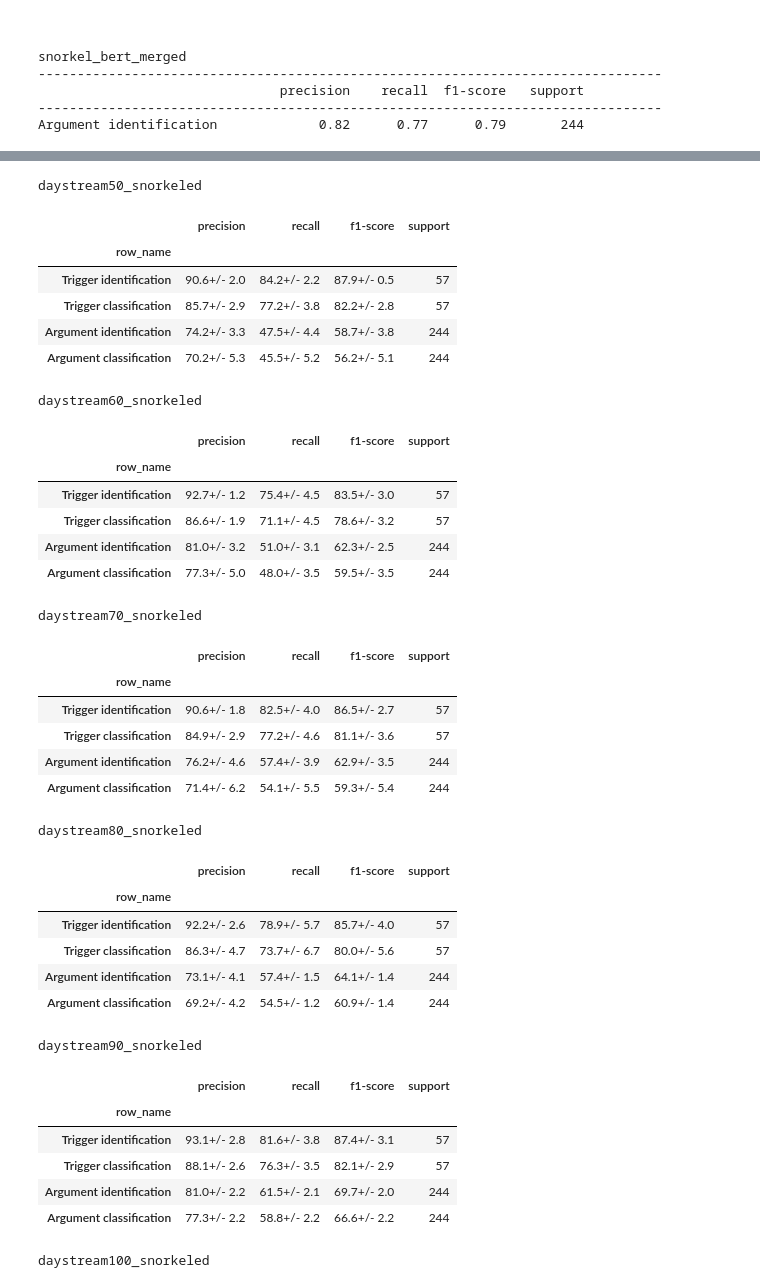
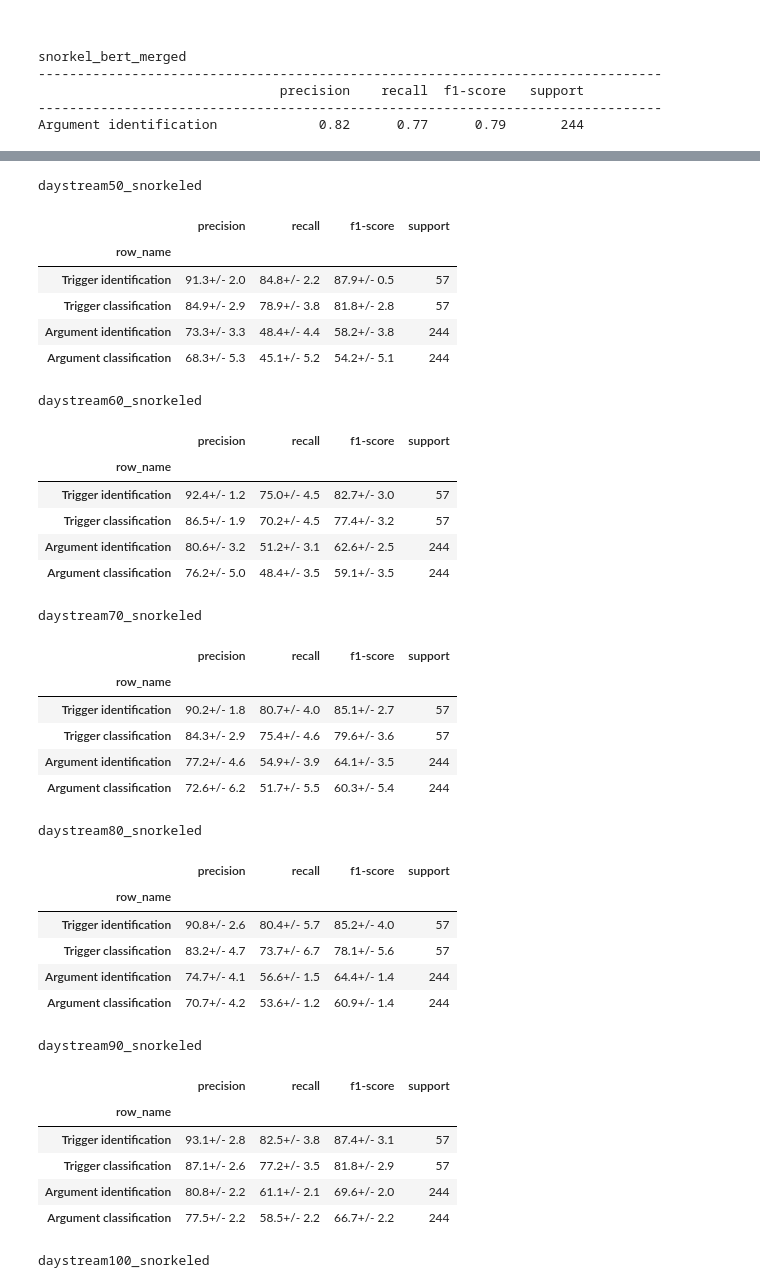
Before and after one commit to DFKI-NLP/eventx, a Jupyter notebook: analysis/notebooks/eventx_analysis.ipynb, the cells around one changed output, grey strips where cells are left out. Cells and saved outputs as stored; diff of their text form; code cells hidden in the pictures.

```diff
--- a/analysis/notebooks/eventx_analysis.ipynb
+++ b/analysis/notebooks/eventx_analysis.ipynb
@@ -185,13 +210,17 @@ print(sklearn.metrics.classification_report(arg_y_true, arg_y_pred["snorkel_bert
    macro avg       0.85      0.78      0.78       242
 weighted avg       0.83      0.77      0.79       242
 # %%
-f, axes = plt.subplots(1, 3, figsize=(30,7))
+sns.set(font_scale=3, font="Palatino")
+f, axes = plt.subplots(2, 2, figsize=(50,40))
 f.suptitle('Normalized Confusion Matrices - Argument classification')
+flat_axes = axes.flatten()
 for i, model_name in enumerate(model_names):
-
     cm = sklearn.metrics.confusion_matrix(arg_y_true, arg_y_pred[model_name], labels=ROLE_LABELS)
     cm = cm.astype('float') / cm.sum(axis=1)[:, np.newaxis]
-    df_cm = pd.DataFrame(cm, index=ROLE_LABELS, columns=ROLE_LABELS)
-    sns.heatmap(df_cm, ax=axes[i], annot=True)
-    axes[i].set_title(model_name)
+    df_cm = pd.DataFrame(cm, index=ROLE_LABELS, columns=ROLE_LABELS).round(3)
+    g = sns.heatmap(df_cm, ax=flat_axes[i], annot=True)
+    flat_axes[i].set_title(model_name)
+    g.set_xticklabels(g.get_xticklabels(), rotation = 45)
+    plt.subplots_adjust(wspace=.25, hspace=.5)
+f.delaxes(axes[1,1])
 # %% [output]
@@ -332,10 +389,10 @@ runs = 5
 trigger_metrics_rr, argument_metrics_rr = {}, {}
 for model_name in model_names:
     print(model_name)
-    model_paths = [model_base_path.joinpath(f'run0{run+1}/{model_name}') for run in range(runs)]
+    model_paths = [model_base_path.joinpath(f'run_{run+1}/{model_name}') for run in range(runs)]
     trigger_metrics_rr[model_name], argument_metrics_rr[model_name] = evaluate.summize_multiple_runs(model_paths, test_docs)
-    formatted_trigger = evaluate.format_classification_report(evaluate.get_median_std(trigger_metrics_rr[model_name]), make_string=True)
-    formatted_argument = evaluate.format_classification_report(evaluate.get_median_std(argument_metrics_rr[model_name]), make_string=True)
+    formatted_trigger = evaluate.format_classification_report(evaluate.get_mean_std(trigger_metrics_rr[model_name]), make_string=True)
+    formatted_argument = evaluate.format_classification_report(evaluate.get_mean_std(argument_metrics_rr[model_name]), make_string=True)
     formatted_metrics = pd.concat([formatted_trigger, formatted_argument])
     formatted_metrics.set_index('row_name', inplace=True)
     display(formatted_metrics.loc[['Trigger identification', 'Trigger classification', 'Argument identification', 'Argument classification']])
@@ -368,14 +421,0 @@ Metrics are given as median & standard deviation.
-# %%
-model_base_path = Path("../../data/runs/random_repeats_fixed_daystream")
-runs = 5
-trigger_metrics_rrd, argument_metrics_rrd = {}, {}
-for model_name in model_names:
-    print(model_name)
-    model_paths = [model_base_path.joinpath(f'run_{run+1}/{model_name}') for run in range(runs)]
-    trigger_metrics_rrd[model_name], argument_metrics_rrd[model_name] = evaluate.summize_multiple_runs(model_paths, test_docs)
-    formatted_trigger = evaluate.format_classification_report(evaluate.get_median_std(trigger_metrics_rrd[model_name]), make_string=True)
-    formatted_argument = evaluate.format_classification_report(evaluate.get_median_std(argument_metrics_rrd[model_name]), make_string=True)
-    formatted_metrics = pd.concat([formatted_trigger, formatted_argument])
-    formatted_metrics.set_index('row_name', inplace=True)
-    display(formatted_metrics.loc[['Trigger identification', 'Trigger classification', 'Argument identification', 'Argument classification']])
-    print('\n')
@@ -486,48 +509,48 @@ progression_table.plot()
 # %%
 for model_name in model_names:
     print(model_name)
-    formatted_trigger = evaluate.format_classification_report(evaluate.get_median_std(trigger_metrics[model_name]), make_string=True)
-    formatted_argument = evaluate.format_classification_report(evaluate.get_median_std(argument_metrics[model_name]), make_string=True)
+    formatted_trigger = evaluate.format_classification_report(evaluate.get_mean_std(trigger_metrics[model_name]), make_string=True)
+    formatted_argument = evaluate.format_classification_report(evaluate.get_mean_std(argument_metrics[model_name]), make_string=True)
     formatted_metrics = pd.concat([formatted_trigger, formatted_argument])
     formatted_metrics.set_index('row_name', inplace=True)
     display(formatted_metrics.loc[['Trigger identification', 'Trigger classification', 'Argument identification', 'Argument classification']])
     print('\n')
 # %% [output]
 daystream50_snorkeled
 |  | precision | recall | f1-score | support |
 | row_name |  |  |  |  |
-| Trigger identification | 90.6+/- 2.0 | 84.2+/- 2.2 | 87.9+/- 0.5 | 57 |
-| Trigger classification | 85.7+/- 2.9 | 77.2+/- 3.8 | 82.2+/- 2.8 | 57 |
-| Argument identification | 74.2+/- 3.3 | 47.5+/- 4.4 | 58.7+/- 3.8 | 244 |
-| Argument classification | 70.2+/- 5.3 | 45.5+/- 5.2 | 56.2+/- 5.1 | 244 |
+| Trigger identification | 91.3+/- 2.0 | 84.8+/- 2.2 | 87.9+/- 0.5 | 57 |
+| Trigger classification | 84.9+/- 2.9 | 78.9+/- 3.8 | 81.8+/- 2.8 | 57 |
+| Argument identification | 73.3+/- 3.3 | 48.4+/- 4.4 | 58.2+/- 3.8 | 244 |
+| Argument classification | 68.3+/- 5.3 | 45.1+/- 5.2 | 54.2+/- 5.1 | 244 |
 daystream60_snorkeled
 |  | precision | recall | f1-score | support |
 | row_name |  |  |  |  |
-| Trigger identification | 92.7+/- 1.2 | 75.4+/- 4.5 | 83.5+/- 3.0 | 57 |
-| Trigger classification | 86.6+/- 1.9 | 71.1+/- 4.5 | 78.6+/- 3.2 | 57 |
-| Argument identification | 81.0+/- 3.2 | 51.0+/- 3.1 | 62.3+/- 2.5 | 244 |
-| Argument classification | 77.3+/- 5.0 | 48.0+/- 3.5 | 59.5+/- 3.5 | 244 |
+| Trigger identification | 92.4+/- 1.2 | 75.0+/- 4.5 | 82.7+/- 3.0 | 57 |
+| Trigger classification | 86.5+/- 1.9 | 70.2+/- 4.5 | 77.4+/- 3.2 | 57 |
+| Argument identification | 80.6+/- 3.2 | 51.2+/- 3.1 | 62.6+/- 2.5 | 244 |
+| Argument classification | 76.2+/- 5.0 | 48.4+/- 3.5 | 59.1+/- 3.5 | 244 |
 daystream70_snorkeled
 |  | precision | recall | f1-score | support |
 | row_name |  |  |  |  |
-| Trigger identification | 90.6+/- 1.8 | 82.5+/- 4.0 | 86.5+/- 2.7 | 57 |
-| Trigger classification | 84.9+/- 2.9 | 77.2+/- 4.6 | 81.1+/- 3.6 | 57 |
-| Argument identification | 76.2+/- 4.6 | 57.4+/- 3.9 | 62.9+/- 3.5 | 244 |
-| Argument classification | 71.4+/- 6.2 | 54.1+/- 5.5 | 59.3+/- 5.4 | 244 |
+| Trigger identification | 90.2+/- 1.8 | 80.7+/- 4.0 | 85.1+/- 2.7 | 57 |
+| Trigger classification | 84.3+/- 2.9 | 75.4+/- 4.6 | 79.6+/- 3.6 | 57 |
+| Argument identification | 77.2+/- 4.6 | 54.9+/- 3.9 | 64.1+/- 3.5 | 244 |
+| Argument classification | 72.6+/- 6.2 | 51.7+/- 5.5 | 60.3+/- 5.4 | 244 |
 daystream80_snorkeled
 |  | precision | recall | f1-score | support |
 | row_name |  |  |  |  |
-| Trigger identification | 92.2+/- 2.6 | 78.9+/- 5.7 | 85.7+/- 4.0 | 57 |
-| Trigger classification | 86.3+/- 4.7 | 73.7+/- 6.7 | 80.0+/- 5.6 | 57 |
-| Argument identification | 73.1+/- 4.1 | 57.4+/- 1.5 | 64.1+/- 1.4 | 244 |
-| Argument classification | 69.2+/- 4.2 | 54.5+/- 1.2 | 60.9+/- 1.4 | 244 |
+| Trigger identification | 90.8+/- 2.6 | 80.4+/- 5.7 | 85.2+/- 4.0 | 57 |
+| Trigger classification | 83.2+/- 4.7 | 73.7+/- 6.7 | 78.1+/- 5.6 | 57 |
+| Argument identification | 74.7+/- 4.1 | 56.6+/- 1.5 | 64.4+/- 1.4 | 244 |
+| Argument classification | 70.7+/- 4.2 | 53.6+/- 1.2 | 60.9+/- 1.4 | 244 |
 daystream90_snorkeled
 |  | precision | recall | f1-score | support |
 | row_name |  |  |  |  |
-| Trigger identification | 93.1+/- 2.8 | 81.6+/- 3.8 | 87.4+/- 3.1 | 57 |
-| Trigger classification | 88.1+/- 2.6 | 76.3+/- 3.5 | 82.1+/- 2.9 | 57 |
-| Argument identification | 81.0+/- 2.2 | 61.5+/- 2.1 | 69.7+/- 2.0 | 244 |
-| Argument classification | 77.3+/- 2.2 | 58.8+/- 2.2 | 66.6+/- 2.2 | 244 |
+| Trigger identification | 93.1+/- 2.8 | 82.5+/- 3.8 | 87.4+/- 3.1 | 57 |
+| Trigger classification | 87.1+/- 2.6 | 77.2+/- 3.5 | 81.8+/- 2.9 | 57 |
+| Argument identification | 80.8+/- 2.2 | 61.1+/- 2.1 | 69.6+/- 2.0 | 244 |
+| Argument classification | 77.5+/- 2.2 | 58.5+/- 2.2 | 66.7+/- 2.2 | 244 |
 daystream100_snorkeled
 |  | precision | recall | f1-score | support |
 | row_name |  |  |  |  |
```
Also changed, not shown: parts of 18 cells of this notebook, 1 other file.
